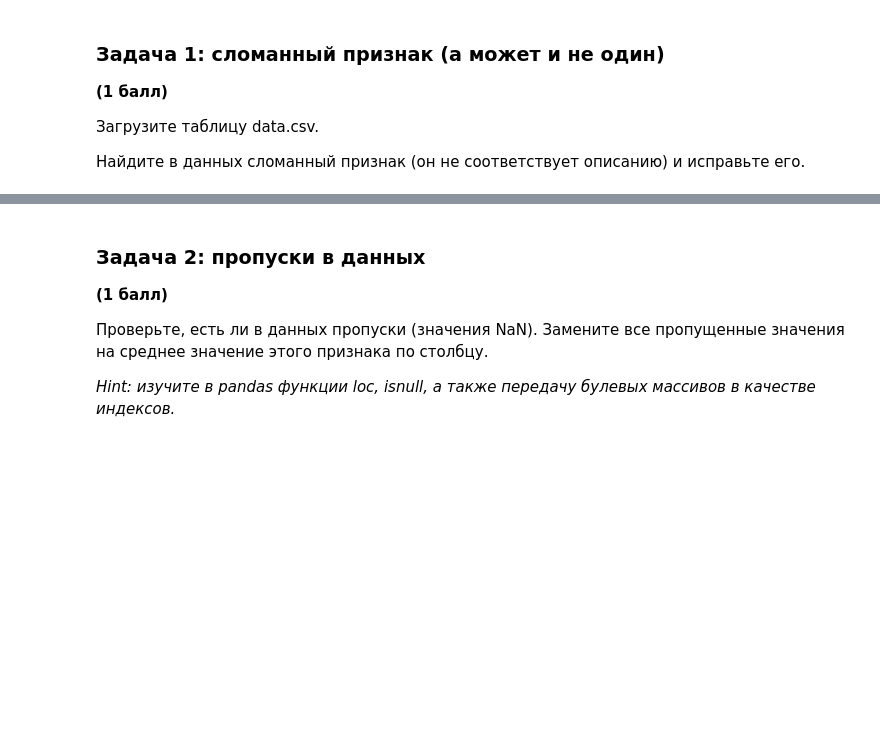
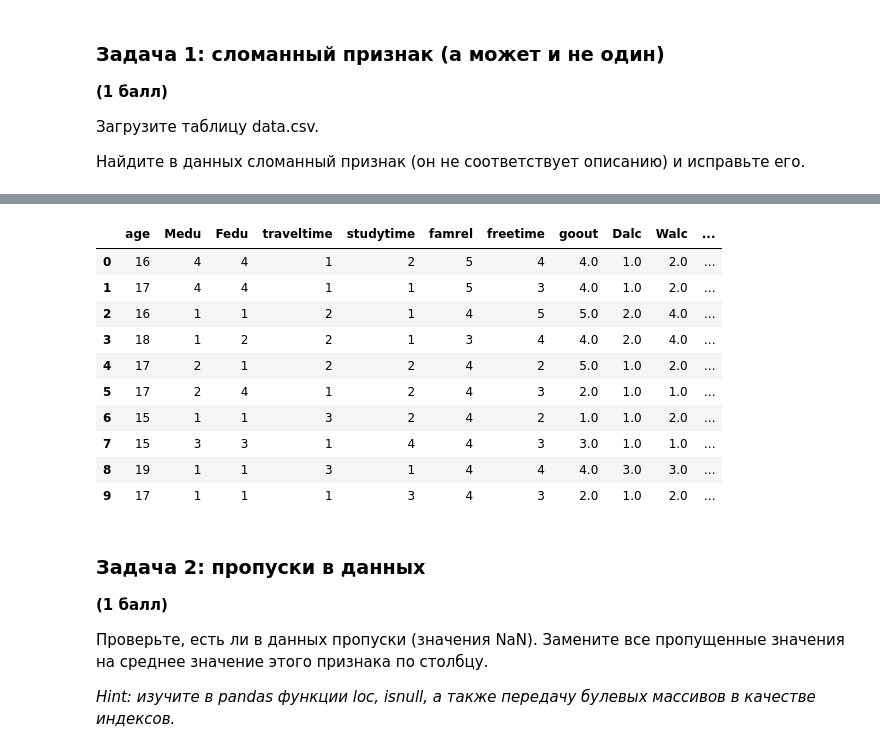
Before and after one commit to Stepan-sys/ML, a Jupyter notebook: Task 2/task2_linreg_practice.ipynb, the cells around one changed output, grey strips where cells are left out. Saved outputs shown, nothing was run; the diff lists cells and outputs as text; code cells hidden in the pictures; blank space fills up the shorter version.

```diff
--- a/Task 2/task2_linreg_practice.ipynb
+++ b/Task 2/task2_linreg_practice.ipynb
@@ -47,3 +64,27 @@ __(1 балл)__
+# %%
+def repair(data : pd.DataFrame):
+    # Changing the last column with merged info
+    brokenColumn = np.array(data["plans_universitypast_failures"])
+    data.drop(columns=["plans_universitypast_failures"], inplace=True)
+    data["plans_university"] = (brokenColumn + 5) // 10
+    data["past_failures"] = abs(brokenColumn) % 10
+    return data
+
+
+repaired = repair(df.copy())
+repaired.head(10)
+# %% [output]
+|  | age | Medu | Fedu | traveltime | studytime | famrel | freetime | goout | Dalc | Walc | ... |
+| 0 | 16 | 4 | 4 | 1 | 2 | 5 | 4 | 4.0 | 1.0 | 2.0 | ... |
+| 1 | 17 | 4 | 4 | 1 | 1 | 5 | 3 | 4.0 | 1.0 | 2.0 | ... |
+| 2 | 16 | 1 | 1 | 2 | 1 | 4 | 5 | 5.0 | 2.0 | 4.0 | ... |
+| 3 | 18 | 1 | 2 | 2 | 1 | 3 | 4 | 4.0 | 2.0 | 4.0 | ... |
+| 4 | 17 | 2 | 1 | 2 | 2 | 4 | 2 | 5.0 | 1.0 | 2.0 | ... |
+| 5 | 17 | 2 | 4 | 1 | 2 | 4 | 3 | 2.0 | 1.0 | 1.0 | ... |
+| 6 | 15 | 1 | 1 | 3 | 2 | 4 | 2 | 1.0 | 1.0 | 2.0 | ... |
+| 7 | 15 | 3 | 3 | 1 | 4 | 4 | 3 | 3.0 | 1.0 | 1.0 | ... |
+| 8 | 19 | 1 | 1 | 3 | 1 | 4 | 4 | 4.0 | 3.0 | 3.0 | ... |
+| 9 | 17 | 1 | 1 | 1 | 3 | 4 | 3 | 2.0 | 1.0 | 2.0 | ... |
 # %% [markdown]
 ### Задача 2: пропуски в данных
 __(1 балл)__
```
Also changed, not shown: parts of 18 cells of this notebook, 1 other file.
